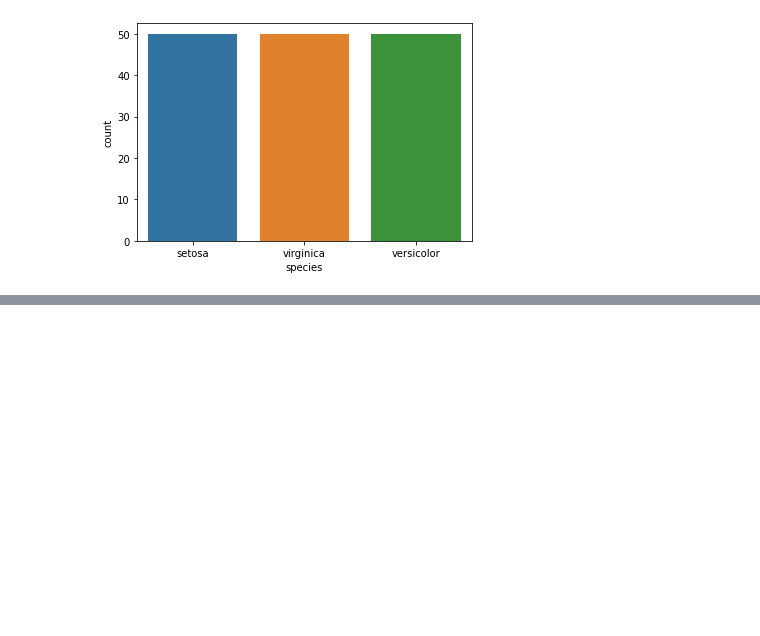
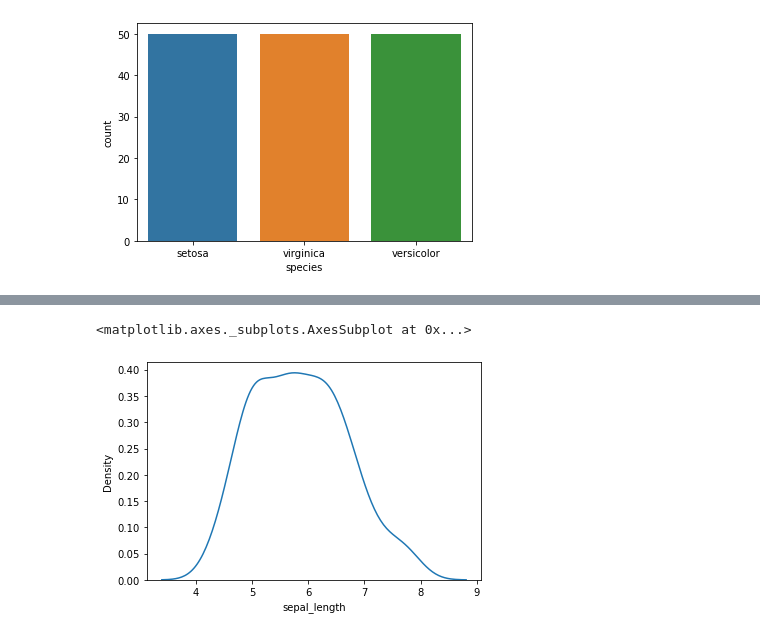
Before and after one commit to omonuj/Python-for-data-science, a Jupyter notebook: Seaborn-TL.ipynb, the cells around one changed output, grey strips where cells are left out. Saved outputs shown, nothing was run; the diff lists cells and outputs as text; code cells hidden in the pictures; blank space fills up the shorter version.

```diff
--- a/Seaborn-TL.ipynb
+++ b/Seaborn-TL.ipynb
@@ -75,0 +94,5 @@ sns.countplot(data=df, x='species', order=df.species.value_counts().index)
+# %%
+sns.kdeplot(df['sepal_length'])
+# %% [output]
+<matplotlib.axes._subplots.AxesSubplot at 0x...>
+[figure, added]
```
Also changed, not shown: parts of 4 cells of this notebook.
